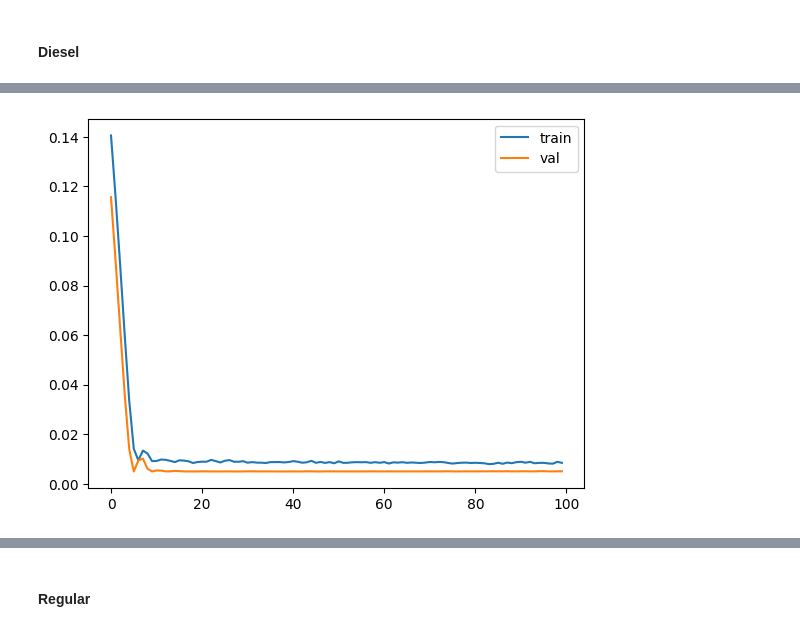
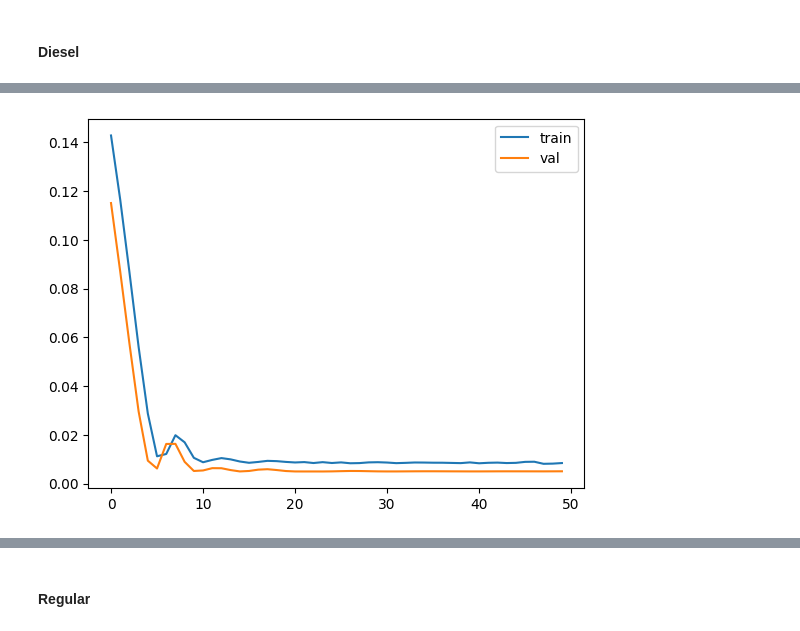
Before and after one commit to FranzCastillo/GUA-Gasoline-Analysis, a Jupyter notebook: LSTM.ipynb, the cells around one changed output, grey strips where cells are left out. Saved outputs shown, nothing was run; the diff lists cells and outputs as text; code cells hidden in the pictures.

```diff
--- a/LSTM.ipynb
+++ b/LSTM.ipynb
@@ -470,4 +393,12 @@ model_diesel_v2 = tf.keras.models.Sequential([
 # %%
-model_diesel_v2.compile(optimizer='adam', loss='mean_squared_error')
+model_diesel_v2 = KerasRegressor(model=create_model_diesel_v2, verbose=0)
 # %%
-model_diesel_v2.summary()
+param_grid_diesel_v2 = {
+    'model__lstm_units': [50, 100],
+    'model__dense_units': [25, 50],
+    'model__dropout_rate': [0.2, 0.3],
+    'batch_size': [32, 64],
+    'epochs': [50, 100]
+}
+
+grid_diesel_v2 = GridSearchCV(estimator=model_diesel_v2, param_grid=param_grid_diesel_v2, cv=3, verbose=1, n_jobs=-1)
@@ -496,10 +405,7 @@ Model: "sequential_17"
 # %%
-history_diesel_v2 = model_diesel_v2.fit(
-    X_train_diesel,
-    y_train_diesel,
-    epochs=100,
-    batch_size=36,
-    validation_data=(X_val_diesel, y_val_diesel),
-    verbose=1
-)
+grid_result_diesel_v2 = grid_diesel_v2.fit(X_train_diesel, y_train_diesel, validation_data=(X_val_diesel, y_val_diesel))
+
+print(f"Mejor resultado: {grid_result_diesel_v2.best_score_} usando {grid_result_diesel_v2.best_params_}")
+
+best_model_diesel_v2 = grid_result_diesel_v2.best_estimator_
 # %% [output]
@@ -523,8 +414,8 @@ Epoch 100/100
 # %%
-plt.plot(history_diesel_v2.history['loss'], label='train')
-plt.plot(history_diesel_v2.history['val_loss'], label='val')
+plt.plot(best_model_diesel_v2.history_['loss'], label='train')
+plt.plot(best_model_diesel_v2.history_['val_loss'], label='val')
 plt.legend()
 plt.show()
 # %% [output]
-[figure, old version]
+[figure, new version]
 # %%
```
Also changed, not shown: parts of 52 cells of this notebook, 1 other file.
